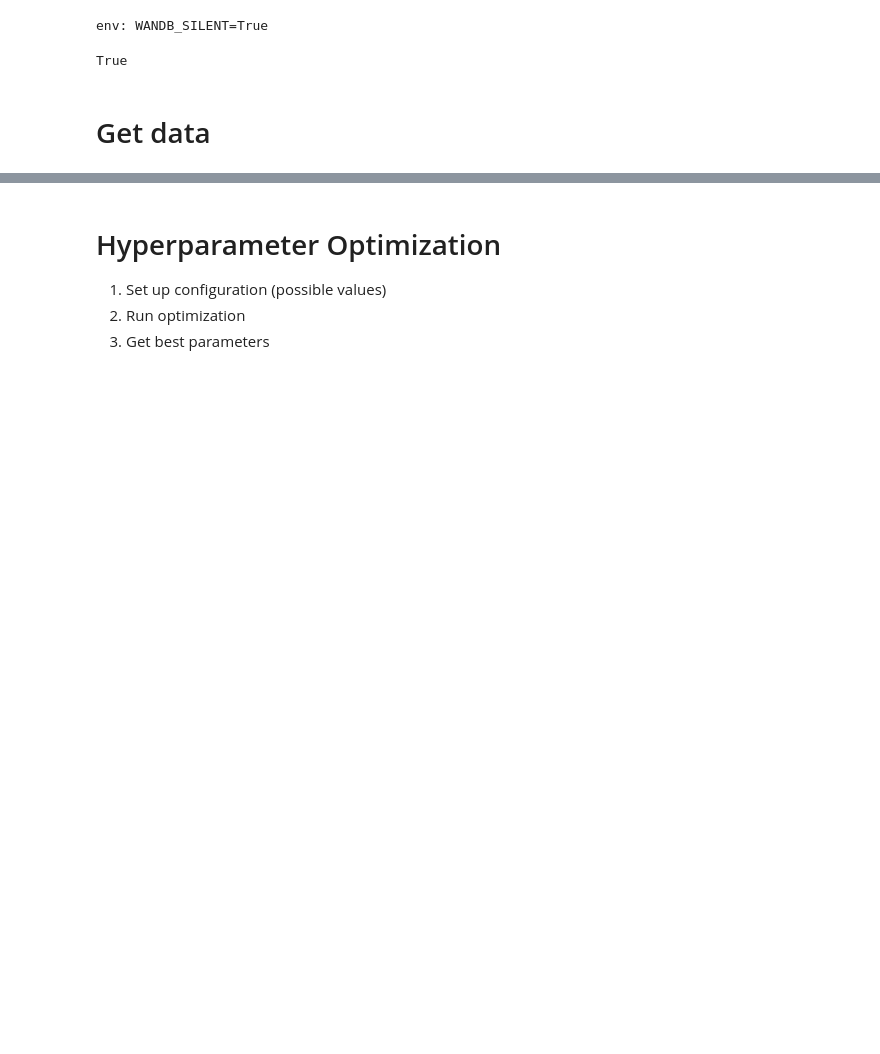
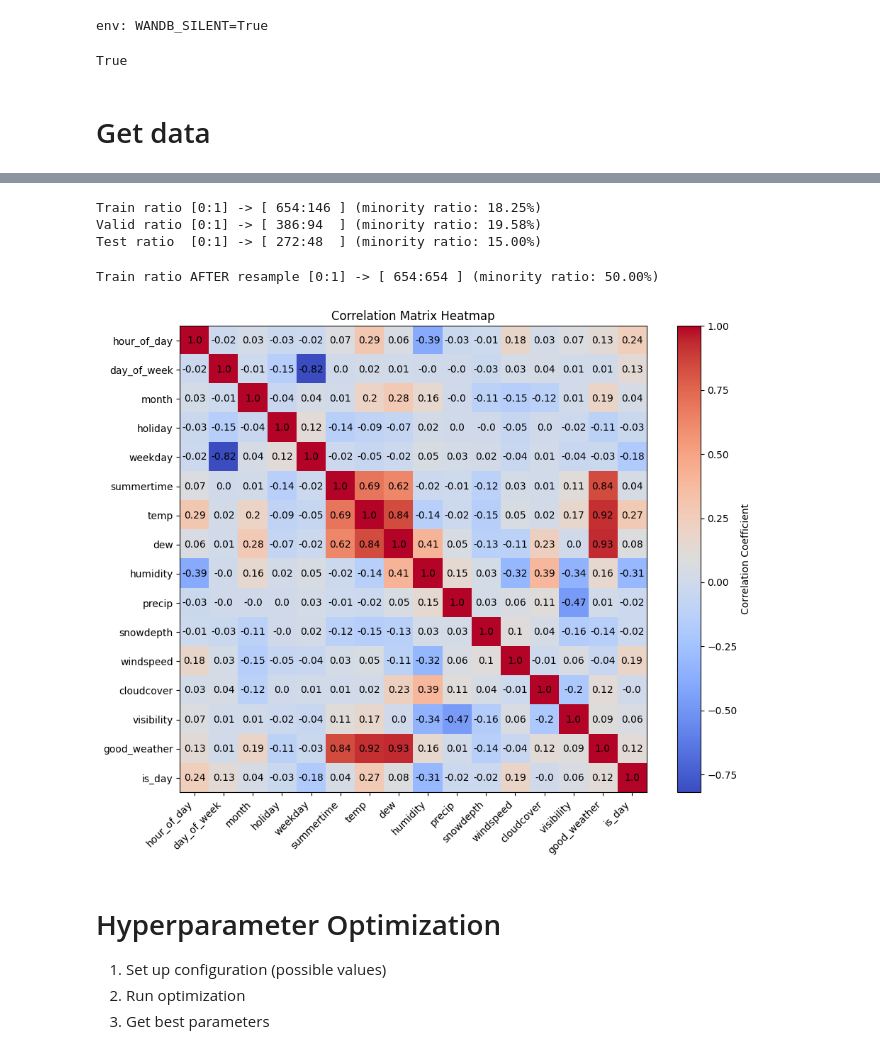
Before and after one commit to DanielVeress/SML_bikes, a Jupyter notebook: tree_based/random_forest.ipynb, the cells around one changed output, grey strips where cells are left out. Drawn from its saved outputs; the diff is of its cells as text; code cells hidden in the pictures; blank space fills up the shorter version.

```diff
--- a/tree_based/random_forest.ipynb
+++ b/tree_based/random_forest.ipynb
@@ -70,0 +36,10 @@ Name: count, dtype: int64
+# %%
+split_prec = {
+    'train': 0.5,
+    'valid': 0.3,
+    'test': 0.2
+}
+
+X_train, X_valid, X_test, Y_train, Y_valid, Y_test = process_data(split_prec, dropped_columns=['snow', 'temp_fahrenheit'])
+#X_train, X_test, Y_train, Y_test = process_data(split_prec, dropped_columns=['snow', 'temp_fahrenheit', 'good_weather', 'weekday'])
+columns = X_train.columns.to_list()
@@ -71,3 +58,33 @@ Name: count, dtype: int64
+# %%
+# print label ratios
+def get_label_ratio(Y: pd.DataFrame) -> dict:
+    counts = Y.value_counts()
+    return {'0': counts[0], '1': counts[1], 'minority_ratio': round(counts[1]/counts.sum(), 4)}
+
+label_ratio = get_label_ratio(Y_train)
+print(f'Train ratio [0:1] -> [{label_ratio["0"]:>4}:{label_ratio["1"]:<4}] (minority ratio: {label_ratio["minority_ratio"]:0.2%})')
+label_ratio = get_label_ratio(Y_valid)
+print(f'Valid ratio [0:1] -> [{label_ratio["0"]:>4}:{label_ratio["1"]:<4}] (minority ratio: {label_ratio["minority_ratio"]:0.2%})')
+label_ratio = get_label_ratio(Y_test)
+print(f'Test ratio  [0:1] -> [{label_ratio["0"]:>4}:{label_ratio["1"]:<4}] (minority ratio: {label_ratio["minority_ratio"]:0.2%})')
+# %% [output]
+Train ratio [0:1] -> [ 654:146 ] (minority ratio: 18.25%)
+Valid ratio [0:1] -> [ 386:94  ] (minority ratio: 19.58%)
+Test ratio  [0:1] -> [ 272:48  ] (minority ratio: 15.00%)
+# %%
+### Oversampling
+from imblearn.over_sampling import RandomOverSampler, SMOTE, ADASYN
+#sampler = RandomOverSampler(random_state=SEED)
+sampler = SMOTE(sampling_strategy=1.0, random_state=SEED)
+X_train, Y_train = sampler.fit_resample(X_train, Y_train)
+label_ratio = get_label_ratio(Y_train)
+print(f'Train ratio AFTER resample [0:1] -> [{label_ratio["0"]:>4}:{label_ratio["1"]:<4}] (minority ratio: {label_ratio["minority_ratio"]:0.2%})')
+# %% [output]
+Train ratio AFTER resample [0:1] -> [ 654:654 ] (minority ratio: 50.00%)
+# %%
+plot_correlations(X_train)
+# %% [output]
+[figure, added]
 # %% [markdown]
 # Hyperparameter Optimization
 1. Set up configuration (possible values)
```
Also changed, not shown: parts of 17 cells of this notebook, 2 other files.
